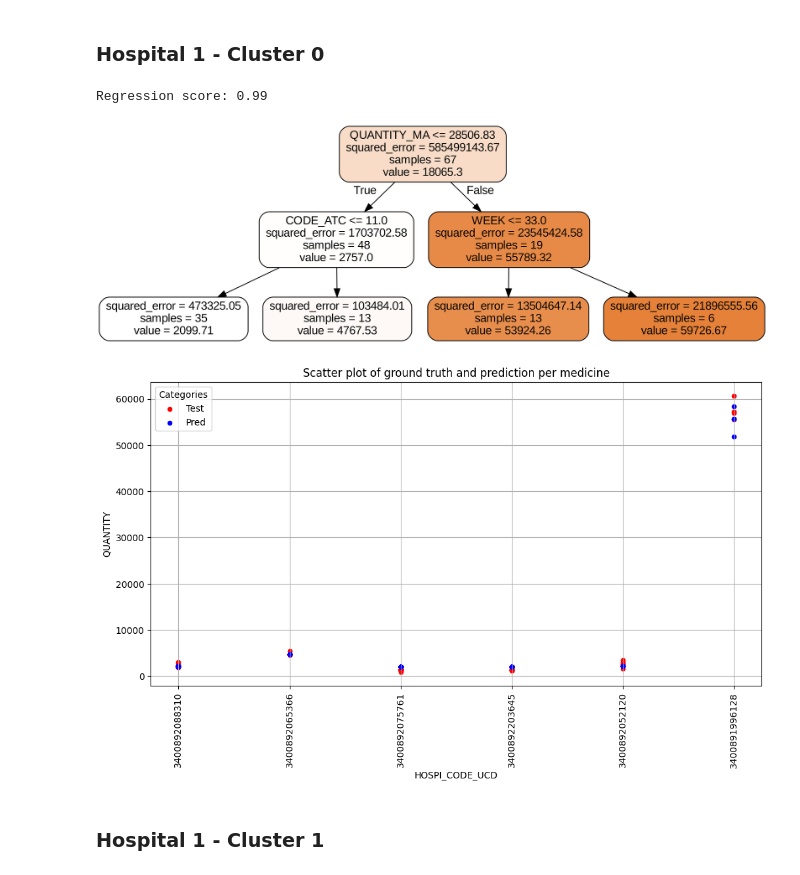
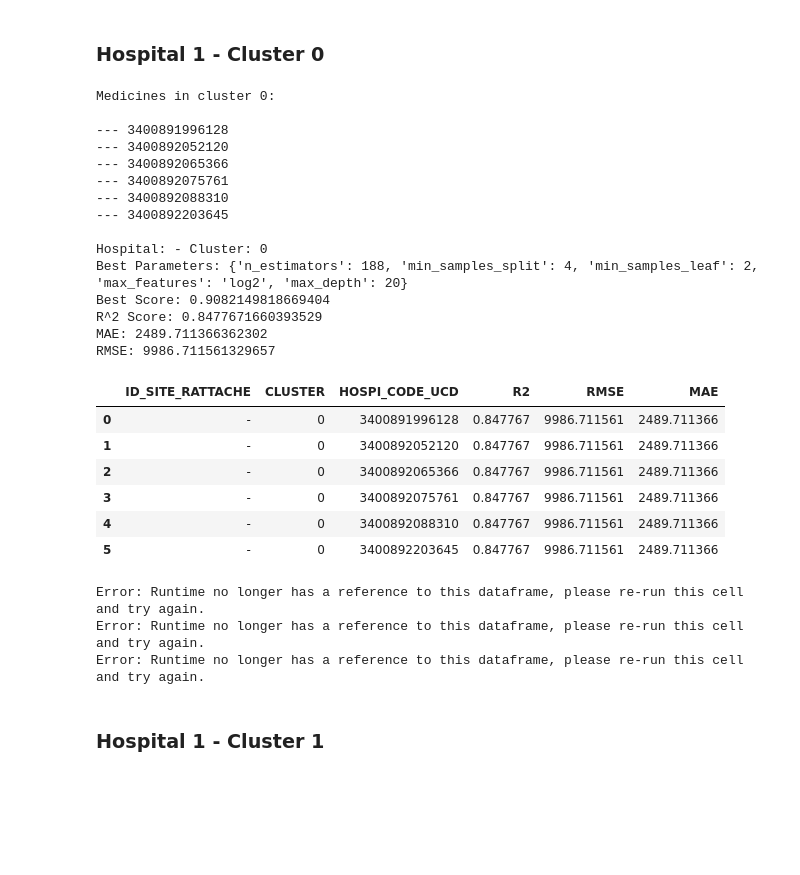
Before and after one commit to douglasmmachado/MedicineConsumption, a Jupyter notebook: notebooks/unified_approach/5_Forecasting.ipynb, the cells around one changed output. Drawn from its saved outputs; the diff is of its cells as text; code cells hidden in the pictures; blank space fills up the shorter version.

```diff
--- a/notebooks/unified_approach/5_Forecasting.ipynb
+++ b/notebooks/unified_approach/5_Forecasting.ipynb
@@ -93,38 +178,33 @@ def visualize_decision_tree(regr, feature_names, estimator_index = 5):
 # %% [markdown]
 ### Hospital 1 - Cluster 0
-# %%
-X = df_cluster_0.drop(['QUANTITY','DATE'],axis=1).copy().values
-y = df_cluster_0["QUANTITY"].copy()
-
-# Split the data into training and testing sets with a specific split size
-X_train, X_test, y_train, y_test = train_test_split(X, y, test_size=0.35, shuffle=True)
-
-
-regr = RandomForestRegressor(max_depth=2)
-regr.fit(X_train, y_train)
-
-print(f'Regression score: {regr.score(X_test, y_test):.2f}')
-print()
-
-feature_names = df_cluster_0.drop(['QUANTITY','DATE'],axis=1).copy().columns
-visualize_decision_tree(regr, feature_names)
-# %% [output]
-Regression score: 0.99
-[figure, removed]
-# %%
-y_pred = regr.predict(X_test)
-
-medicines = np.array(X_test[:,1])
-
-# Convert elements to integers
-medicines = medicines.astype(int)
-
-# Convert elements to strings
-medicines = medicines.astype(str)
-
-
-plot_scatter(medicines, y_test, y_pred)
-# %% [output]
-[figure, removed]
+# %%
+df_scores_cluster_0 = predict_cluster(df_cluster_0, cluster = '0')
+df_scores_cluster_0
+# %% [output]
+Medicines in cluster 0:
+
+--- 3400891996128
+--- 3400892052120
+--- 3400892065366
+--- 3400892075761
+--- 3400892088310
+--- 3400892203645
+
+Hospital: - Cluster: 0
+Best Parameters: {'n_estimators': 188, 'min_samples_split': 4, 'min_samples_leaf': 2, 'max_features': 'log2', 'max_depth': 20}
+Best Score: 0.9082149818669404
+R^2 Score: 0.8477671660393529
+MAE: 2489.711366362302
+RMSE: 9986.711561329657
+|  | ID_SITE_RATTACHE | CLUSTER | HOSPI_CODE_UCD | R2 | RMSE | MAE |
+| 0 | - | 0 | 3400891996128 | 0.847767 | 9986.711561 | 2489.711366 |
+| 1 | - | 0 | 3400892052120 | 0.847767 | 9986.711561 | 2489.711366 |
+| 2 | - | 0 | 3400892065366 | 0.847767 | 9986.711561 | 2489.711366 |
+| 3 | - | 0 | 3400892075761 | 0.847767 | 9986.711561 | 2489.711366 |
+| 4 | - | 0 | 3400892088310 | 0.847767 | 9986.711561 | 2489.711366 |
+| 5 | - | 0 | 3400892203645 | 0.847767 | 9986.711561 | 2489.711366 |
+Error: Runtime no longer has a reference to this dataframe, please re-run this cell and try again.
+Error: Runtime no longer has a reference to this dataframe, please re-run this cell and try again.
+Error: Runtime no longer has a reference to this dataframe, please re-run this cell and try again.
 # %% [markdown]
 ### Hospital 1 - Cluster 1
```
Also changed, not shown: parts of 13 cells of this notebook.
